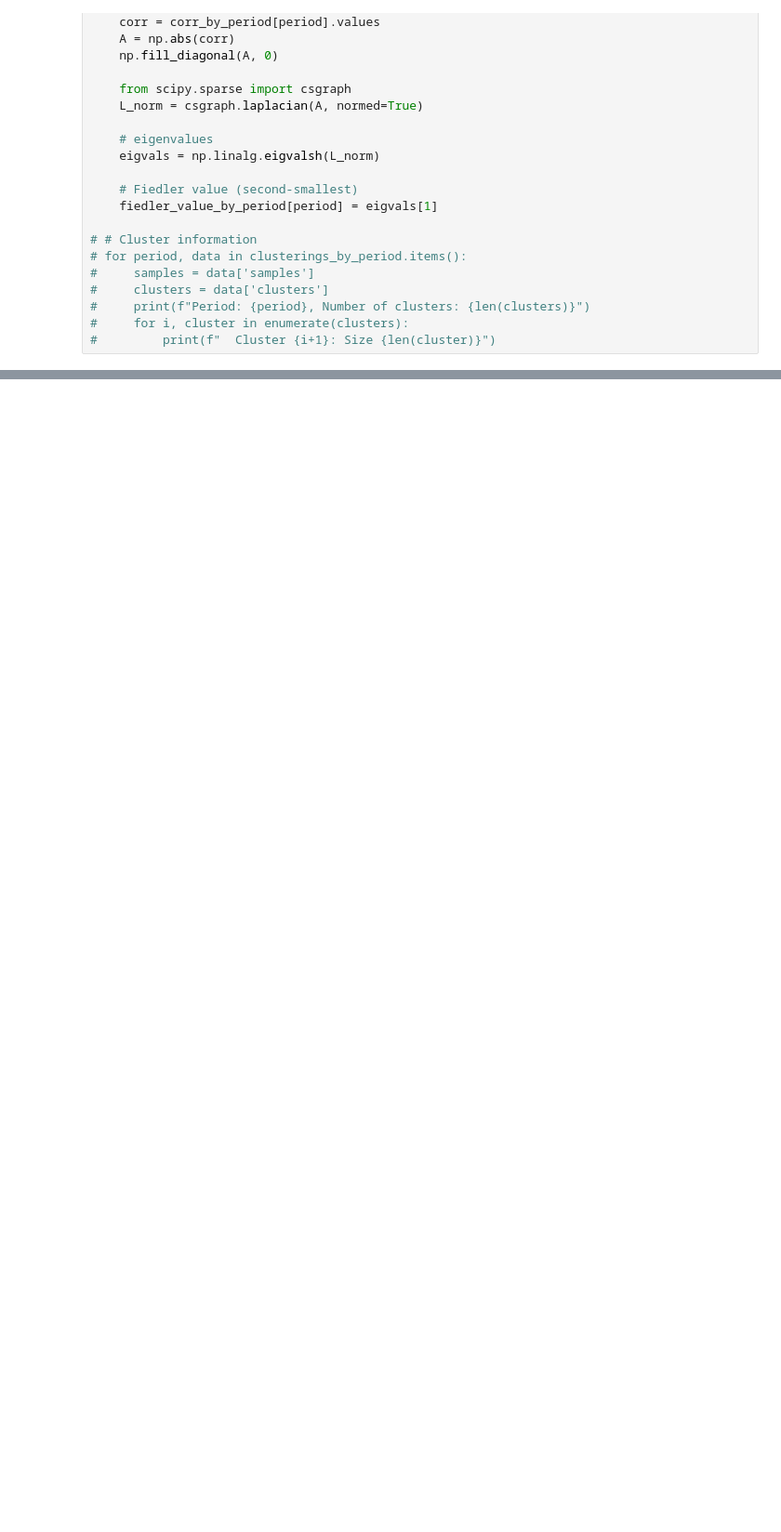
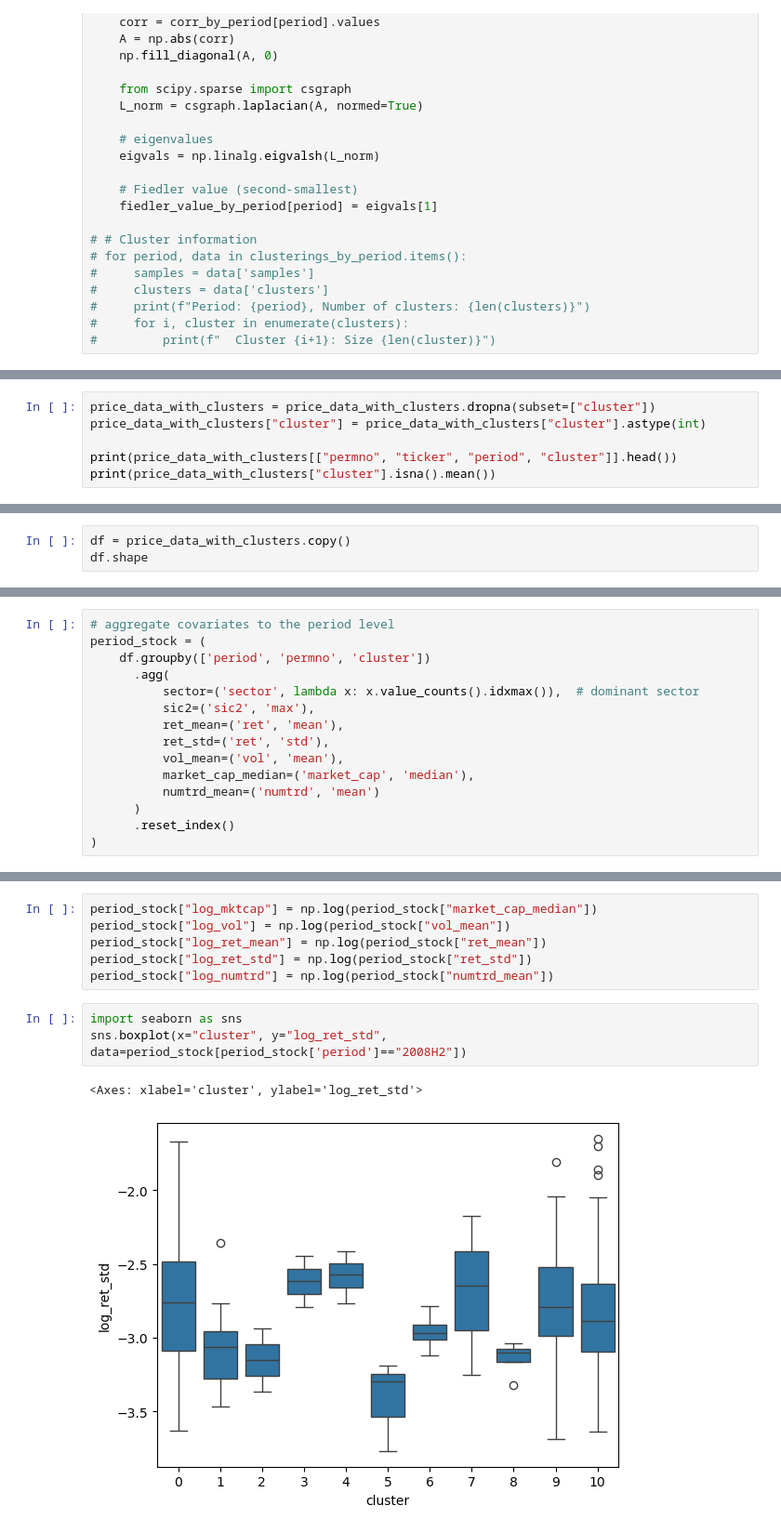
Before and after one commit to Ra20r/spectral-analysis, a Jupyter notebook: clustering.ipynb, the cells around one changed output, grey strips where cells are left out. Shown: that part at 93% size. Drawn from its saved outputs; the diff is of its cells as text; blank space fills up the shorter version.

Commit message:
added clustering driver analysis

```diff
--- a/clustering.ipynb
+++ b/clustering.ipynb
@@ -174,0 +256,6 @@ plt.show()
+# %%
+price_data_with_clusters = price_data_with_clusters.dropna(subset=["cluster"])
+price_data_with_clusters["cluster"] = price_data_with_clusters["cluster"].astype(int)
+
+print(price_data_with_clusters[["permno", "ticker", "period", "cluster"]].head())
+print(price_data_with_clusters["cluster"].isna().mean())
@@ -174,0 +270,3 @@ plt.show()
+# %%
+df = price_data_with_clusters.copy()
+df.shape
@@ -174,0 +280,15 @@ plt.show()
+# %%
+# aggregate covariates to the period level
+period_stock = (
+    df.groupby(['period', 'permno', 'cluster'])
+      .agg(
+          sector=('sector', lambda x: x.value_counts().idxmax()),  # dominant sector
+          sic2=('sic2', 'max'),
+          ret_mean=('ret', 'mean'),
+          ret_std=('ret', 'std'),
+          vol_mean=('vol', 'mean'),
+          market_cap_median=('market_cap', 'median'),
+          numtrd_mean=('numtrd', 'mean')
+      )
+      .reset_index()
+)
@@ -174,0 +317,12 @@ plt.show()
+# %%
+period_stock["log_mktcap"] = np.log(period_stock["market_cap_median"])
+period_stock["log_vol"] = np.log(period_stock["vol_mean"])
+period_stock["log_ret_mean"] = np.log(period_stock["ret_mean"])
+period_stock["log_ret_std"] = np.log(period_stock["ret_std"])
+period_stock["log_numtrd"] = np.log(period_stock["numtrd_mean"])
+# %%
+import seaborn as sns
+sns.boxplot(x="cluster", y="log_ret_std", data=period_stock[period_stock['period']=="2008H2"])
+# %% [output]
+<Axes: xlabel='cluster', ylabel='log_ret_std'>
+[figure, added]
```
Also changed, not shown: parts of 22 cells of this notebook.
